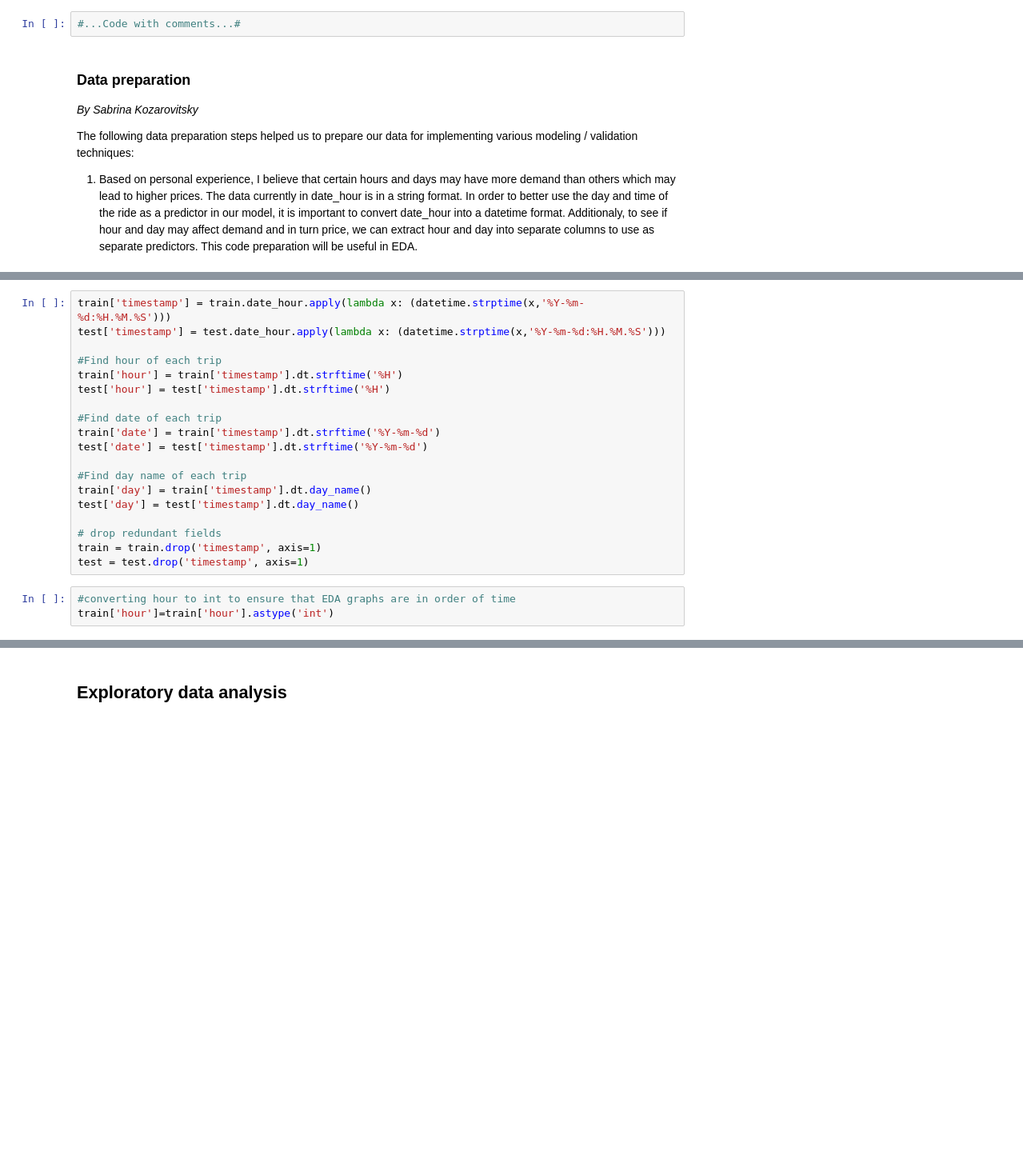
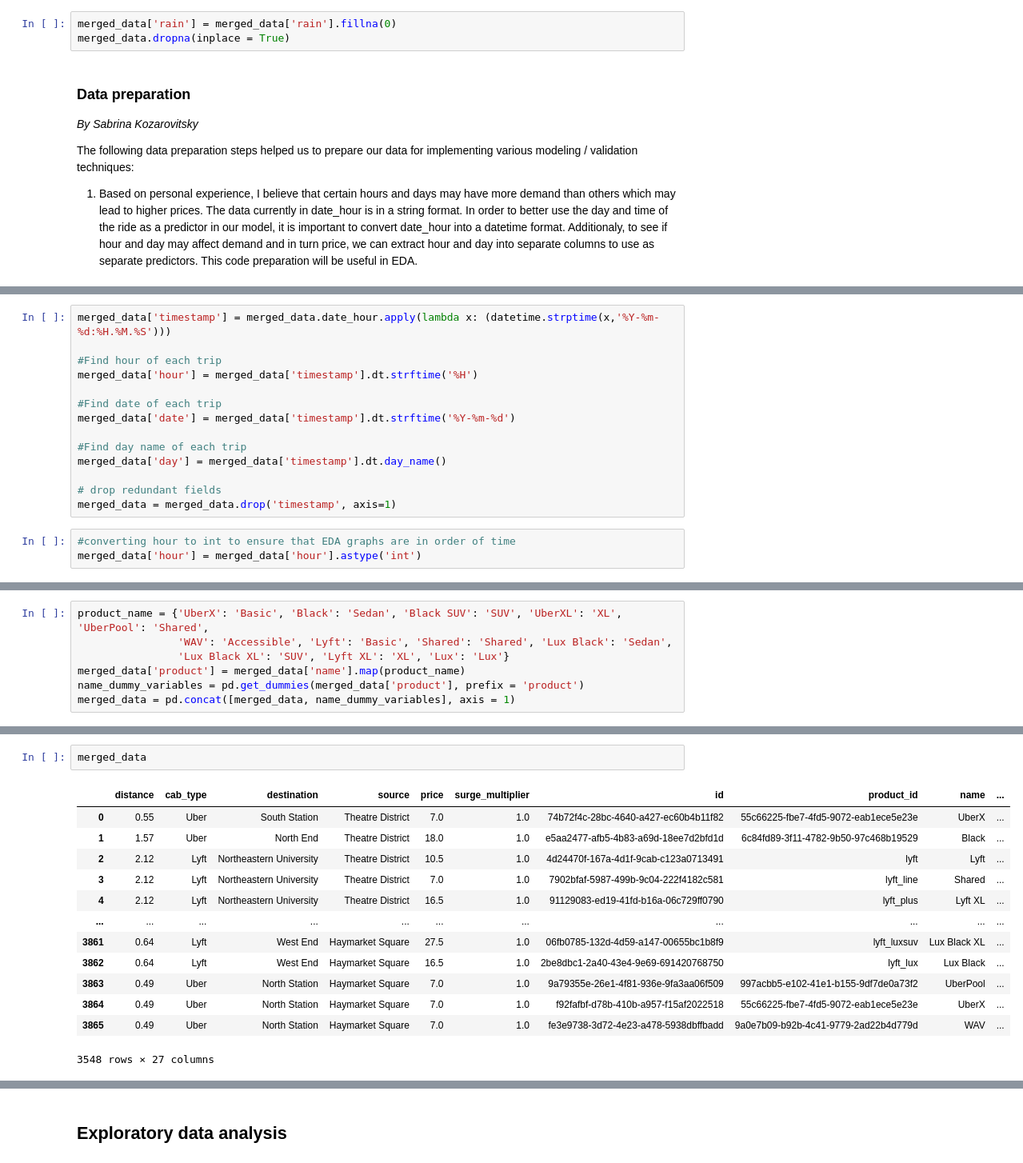
Before and after one commit to cndywu/TheYelpers, a Jupyter notebook: Project Code Template New.ipynb, the cells around one changed output, grey strips where cells are left out. Shown: that part at 80% size. Saved outputs shown, nothing was run; the diff lists cells and outputs as text; blank space fills up the shorter version.

Commit message:
data and data prep

```diff
--- a/Project Code Template New.ipynb
+++ b/Project Code Template New.ipynb
@@ -69,7 +70,8 @@ From the data quality check we realized that:
 
 The code below implements the above cleaning.
 # %%
-#...Code with comments...#
+merged_data['rain'] = merged_data['rain'].fillna(0)
+merged_data.dropna(inplace = True)
 # %% [markdown]
 ### Data preparation
 *By Sabrina Kozarovitsky*
@@ -84,22 +82,17 @@ str
 # %%
-train['timestamp'] = train.date_hour.apply(lambda x: (datetime.strptime(x,'%Y-%m-%d:%H.%M.%S')))
-test['timestamp'] = test.date_hour.apply(lambda x: (datetime.strptime(x,'%Y-%m-%d:%H.%M.%S')))
+merged_data['timestamp'] = merged_data.date_hour.apply(lambda x: (datetime.strptime(x,'%Y-%m-%d:%H.%M.%S')))
 
 #Find hour of each trip
-train['hour'] = train['timestamp'].dt.strftime('%H')
-test['hour'] = test['timestamp'].dt.strftime('%H')
+merged_data['hour'] = merged_data['timestamp'].dt.strftime('%H')
 
 #Find date of each trip
-train['date'] = train['timestamp'].dt.strftime('%Y-%m-%d')
-test['date'] = test['timestamp'].dt.strftime('%Y-%m-%d')
+merged_data['date'] = merged_data['timestamp'].dt.strftime('%Y-%m-%d')
 
 #Find day name of each trip
-train['day'] = train['timestamp'].dt.day_name()
-test['day'] = test['timestamp'].dt.day_name()
+merged_data['day'] = merged_data['timestamp'].dt.day_name()
 
 # drop redundant fields
-train = train.drop('timestamp', axis=1)
-test = test.drop('timestamp', axis=1)
+merged_data = merged_data.drop('timestamp', axis=1)
 # %%
 #converting hour to int to ensure that EDA graphs are in order of time
-train['hour']=train['hour'].astype('int')
+merged_data['hour'] = merged_data['hour'].astype('int')
@@ -107,0 +99,7 @@ train, test = train_test_split(merged_data, test_size = 0.3)
+# %%
+product_name = {'UberX': 'Basic', 'Black': 'Sedan', 'Black SUV': 'SUV', 'UberXL': 'XL', 'UberPool': 'Shared',
+                'WAV': 'Accessible', 'Lyft': 'Basic', 'Shared': 'Shared', 'Lux Black': 'Sedan',
+                'Lux Black XL': 'SUV', 'Lyft XL': 'XL', 'Lux': 'Lux'}
+merged_data['product'] = merged_data['name'].map(product_name)
+name_dummy_variables = pd.get_dummies(merged_data['product'], prefix = 'product')
+merged_data = pd.concat([merged_data, name_dummy_variables], axis = 1)
@@ -107,0 +115,16 @@ train, test = train_test_split(merged_data, test_size = 0.3)
+# %%
+merged_data
+# %% [output]
+|  | distance | cab_type | destination | source | price | surge_multiplier | id | product_id | name | ... |
+| 0 | 0.55 | Uber | South Station | Theatre District | 7.0 | 1.0 | 74b72f4c-28bc-4640-a427-ec60b4b11f82 | 55c66225-fbe7-4fd5-9072-eab1ece5e23e | UberX | ... |
+| 1 | 1.57 | Uber | North End | Theatre District | 18.0 | 1.0 | e5aa2477-afb5-4b83-a69d-18ee7d2bfd1d | 6c84fd89-3f11-4782-9b50-97c468b19529 | Black | ... |
+| 2 | 2.12 | Lyft | Northeastern University | Theatre District | 10.5 | 1.0 | 4d24470f-167a-4d1f-9cab-c123a0713491 | lyft | Lyft | ... |
+| 3 | 2.12 | Lyft | Northeastern University | Theatre District | 7.0 | 1.0 | 7902bfaf-5987-499b-9c04-222f4182c581 | lyft_line | Shared | ... |
+| 4 | 2.12 | Lyft | Northeastern University | Theatre District | 16.5 | 1.0 | 91129083-ed19-41fd-b16a-06c729ff0790 | lyft_plus | Lyft XL | ... |
+| ... | ... | ... | ... | ... | ... | ... | ... | ... | ... | ... |
+| 3861 | 0.64 | Lyft | West End | Haymarket Square | 27.5 | 1.0 | 06fb0785-132d-4d59-a147-00655bc1b8f9 | lyft_luxsuv | Lux Black XL | ... |
+| 3862 | 0.64 | Lyft | West End | Haymarket Square | 16.5 | 1.0 | 2be8dbc1-2a40-43e4-9e69-691420768750 | lyft_lux | Lux Black | ... |
+| 3863 | 0.49 | Uber | North Station | Haymarket Square | 7.0 | 1.0 | 9a79355e-26e1-4f81-936e-9fa3aa06f509 | 997acbb5-e102-41e1-b155-9df7de0a73f2 | UberPool | ... |
+| 3864 | 0.49 | Uber | North Station | Haymarket Square | 7.0 | 1.0 | f92fafbf-d78b-410b-a957-f15af2022518 | 55c66225-fbe7-4fd5-9072-eab1ece5e23e | UberX | ... |
+| 3865 | 0.49 | Uber | North Station | Haymarket Square | 7.0 | 1.0 | fe3e9738-3d72-4e23-a478-5938dbffbadd | 9a0e7b09-b92b-4c41-9779-2ad22b4d779d | WAV | ... |
+3548 rows × 27 columns
```
Also changed, not shown: parts of 8 cells of this notebook, 2 other files.
